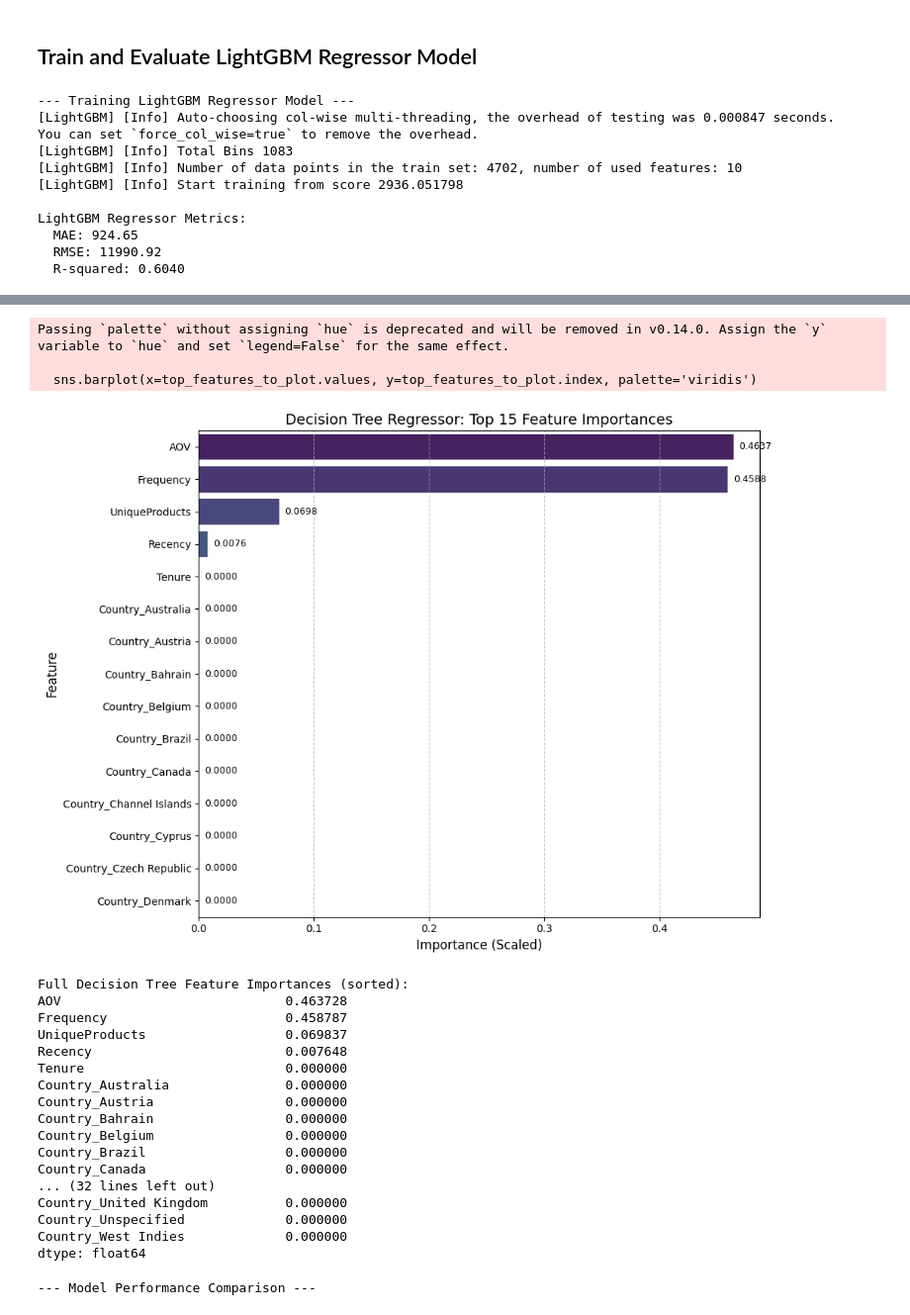
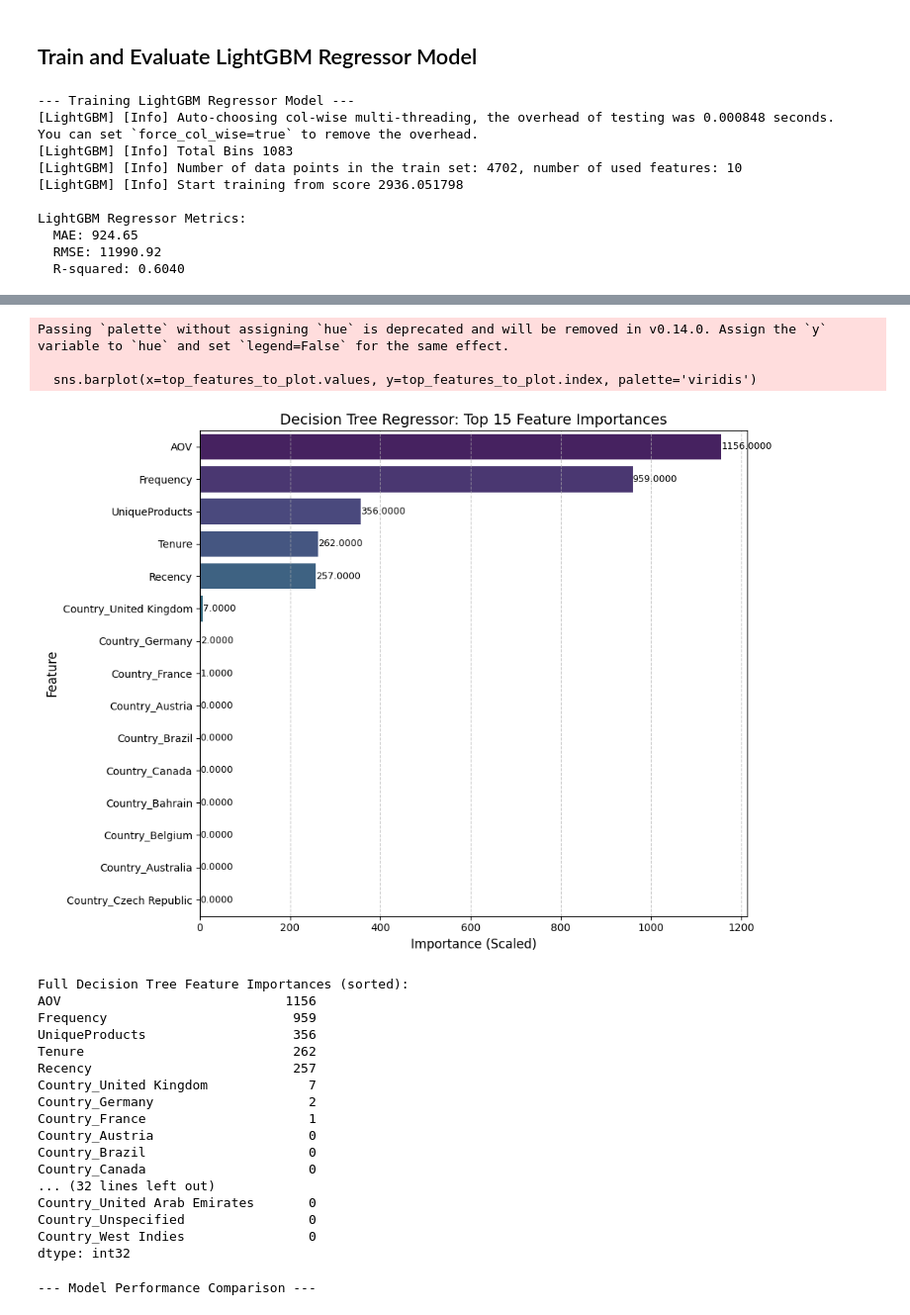
Before and after one commit to Amanarun2907/Celebal-Technologies-Online-Internship-Project-, a Jupyter notebook: customer_lifetime_value_project/models/Main_model_training.ipynb, the cells around one changed output, grey strips where cells are left out. Shown at 99% size. Drawn from its saved outputs; the diff is of its cells as text; code cells hidden in the pictures.

```diff
--- a/customer_lifetime_value_project/models/Main_model_training.ipynb
+++ b/customer_lifetime_value_project/models/Main_model_training.ipynb
@@ -266,8 +266,8 @@ plt.grid(True)
 plt.show()
 
 # Feature Importance for Decision Tree
-if hasattr(dt_model, 'feature_importances_'):
-    feature_importances_dt = pd.Series(dt_model.feature_importances_, index=X.columns).sort_values(ascending=False)
+if hasattr(rf_model, 'feature_importances_'):
+    feature_importances_dt = pd.Series(rf_model.feature_importances_, index=X.columns).sort_values(ascending=False)
 
     # Define how many top features to display
     top_n_features = 15 # You can adjust this number
@@ -364,8 +364,8 @@ plt.grid(True)
 plt.show()
 
 # Feature Importance for Decision Tree
-if hasattr(dt_model, 'feature_importances_'):
-    feature_importances_dt = pd.Series(dt_model.feature_importances_, index=X.columns).sort_values(ascending=False)
+if hasattr(gb_model, 'feature_importances_'):
+    feature_importances_dt = pd.Series(gb_model.feature_importances_, index=X.columns).sort_values(ascending=False)
 
     # Define how many top features to display
     top_n_features = 15 # You can adjust this number
@@ -515,8 +515,8 @@ plt.grid(True)
 plt.show()
 
 # Feature Importance for Decision Tree
-if hasattr(dt_model, 'feature_importances_'):
-    feature_importances_dt = pd.Series(dt_model.feature_importances_, index=X.columns).sort_values(ascending=False)
+if hasattr(xgb_model, 'feature_importances_'):
+    feature_importances_dt = pd.Series(xgb_model.feature_importances_, index=X.columns).sort_values(ascending=False)
 
     # Define how many top features to display
     top_n_features = 15 # You can adjust this number
@@ -617,8 +617,8 @@ plt.grid(True)
 plt.show()
 
 # Feature Importance for Decision Tree
-if hasattr(dt_model, 'feature_importances_'):
-    feature_importances_dt = pd.Series(dt_model.feature_importances_, index=X.columns).sort_values(ascending=False)
+if hasattr(lgb_model, 'feature_importances_'):
+    feature_importances_dt = pd.Series(lgb_model.feature_importances_, index=X.columns).sort_values(ascending=False)
 
     # Define how many top features to display
     top_n_features = 15 # You can adjust this number
@@ -633,52 +633,52 @@ if hasattr(dt_model, 'feature_importances_'):
     plt.ylabel('Feature', fontsize=12)
     plt.xticks(fontsize=10)
     plt.yticks(fontsize=10)
     plt.grid(axis='x', linestyle='--', alpha=0.7)
 
     # Add importance values on the bars for clarity
     for index, value in enumerate(top_features_to_plot.values):
         plt.text(value + 0.005, index, f'{value:.4f}', va='center', ha='left', fontsize=9)
 
     plt.tight_layout() # Adjust layout to prevent labels from overlapping
     plt.show()
 
     # Also display full feature importances in text for detailed inspection
     print(f"\nFull Decision Tree Feature Importances (sorted):\n{feature_importances_dt}")
 # %% [output]
 --- Training LightGBM Regressor Model ---
-[LightGBM] [Info] Auto-choosing col-wise multi-threading, the overhead of testing was 0.000847 seconds.
+[LightGBM] [Info] Auto-choosing col-wise multi-threading, the overhead of testing was 0.000848 seconds.
 You can set `force_col_wise=true` to remove the overhead.
 [LightGBM] [Info] Total Bins 1083
 [LightGBM] [Info] Number of data points in the train set: 4702, number of used features: 10
 [LightGBM] [Info] Start training from score 2936.051798
 
 LightGBM Regressor Metrics:
   MAE: 924.65
   RMSE: 11990.92
   R-squared: 0.6040
 [figure]
 [figure]
 Passing `palette` without assigning `hue` is deprecated and will be removed in v0.14.0. Assign the `y` variable to `hue` and set `legend=False` for the same effect.
 
   sns.barplot(x=top_features_to_plot.values, y=top_features_to_plot.index, palette='viridis')
-[figure, old version]
+[figure, new version]
 Full Decision Tree Feature Importances (sorted):
-AOV                             0.463728
-Frequency                       0.458787
-UniqueProducts                  0.069837
-Recency                         0.007648
-Tenure                          0.000000
-Country_Australia               0.000000
-Country_Austria                 0.000000
-Country_Bahrain                 0.000000
-Country_Belgium                 0.000000
-Country_Brazil                  0.000000
-Country_Canada                  0.000000
+AOV                             1156
+Frequency                        959
+UniqueProducts                   356
+Tenure                           262
+Recency                          257
+Country_United Kingdom             7
+Country_Germany                    2
+Country_France                     1
+Country_Austria                    0
+Country_Brazil                     0
+Country_Canada                     0
 ... (32 lines left out)
-Country_United Kingdom          0.000000
-Country_Unspecified             0.000000
-Country_West Indies             0.000000
-dtype: float64
+Country_United Arab Emirates       0
+Country_Unspecified                0
+Country_West Indies                0
+dtype: int32
 # %%
 # Compare Models and Select the Best One
 
```
Also changed, not shown: parts of 4 cells of this notebook, 4 other files.
